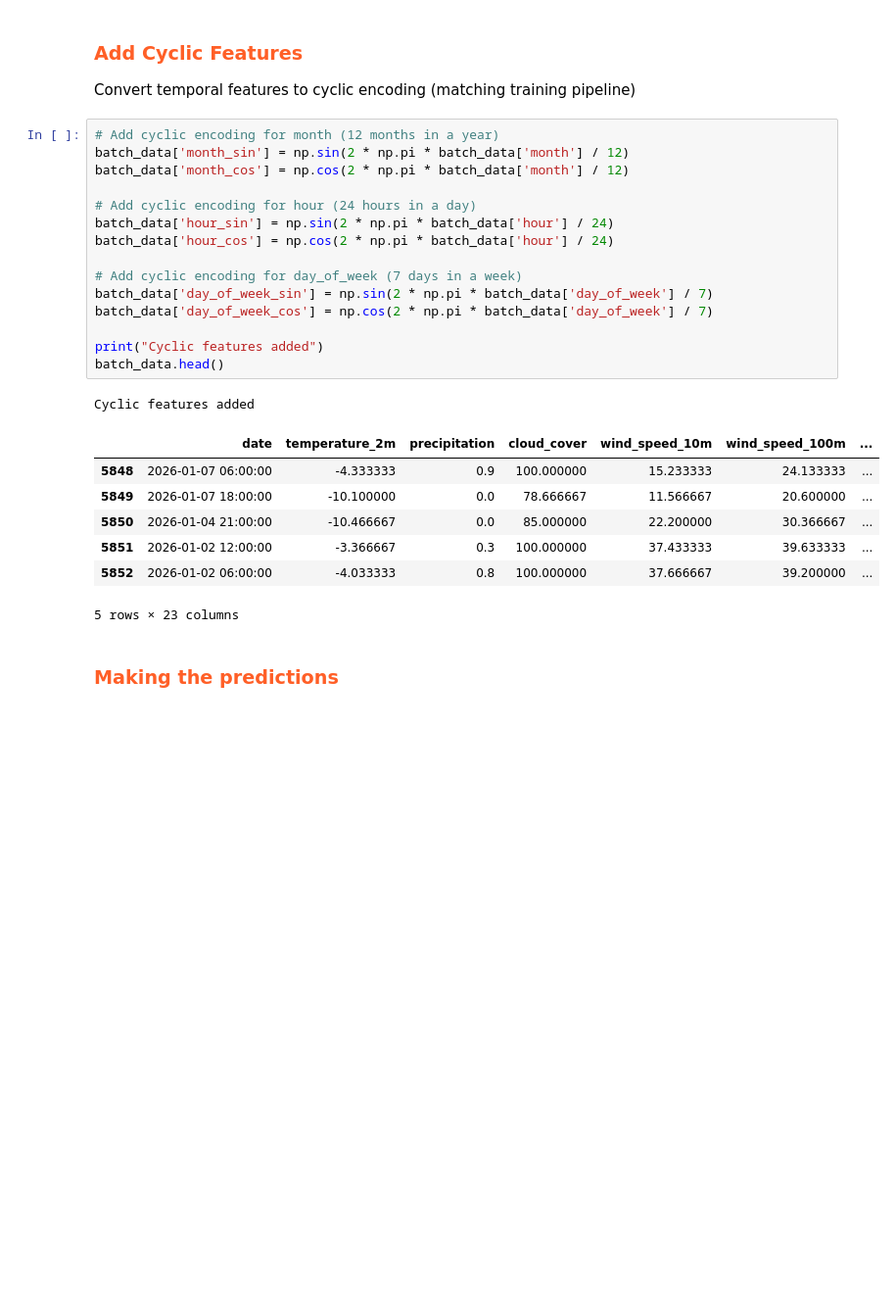
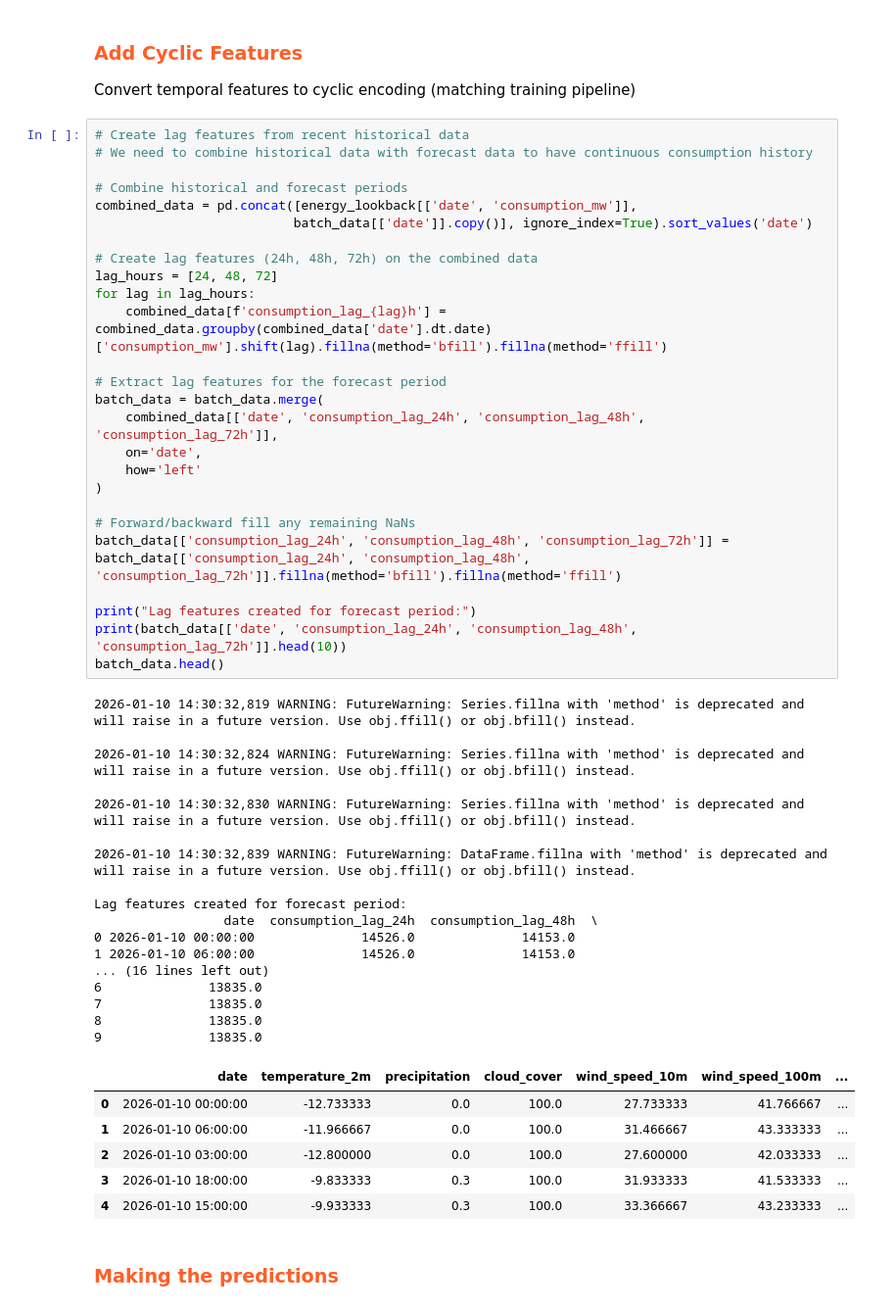
Before and after one commit to PatrikEdelenji/25-ID2223-mlfs-book, a Jupyter notebook: fingrid/notebooks/4_inference_pipeline.ipynb, the cells around one changed output. Shown at 98% size. Cells and saved outputs as stored; diff of their text form; blank space fills up the shorter version.

```diff
--- a/fingrid/notebooks/4_inference_pipeline.ipynb
+++ b/fingrid/notebooks/4_inference_pipeline.ipynb
@@ -195,29 +242,55 @@ Features created:
 
 Convert temporal features to cyclic encoding (matching training pipeline)
 # %%
-# Add cyclic encoding for month (12 months in a year)
-batch_data['month_sin'] = np.sin(2 * np.pi * batch_data['month'] / 12)
-batch_data['month_cos'] = np.cos(2 * np.pi * batch_data['month'] / 12)
+# Create lag features from recent historical data
+# We need to combine historical data with forecast data to have continuous consumption history
 
-# Add cyclic encoding for hour (24 hours in a day)
-batch_data['hour_sin'] = np.sin(2 * np.pi * batch_data['hour'] / 24)
-batch_data['hour_cos'] = np.cos(2 * np.pi * batch_data['hour'] / 24)
+# Combine historical and forecast periods
+combined_data = pd.concat([energy_lookback[['date', 'consumption_mw']],
+                          batch_data[['date']].copy()], ignore_index=True).sort_values('date')
 
-# Add cyclic encoding for day_of_week (7 days in a week)
-batch_data['day_of_week_sin'] = np.sin(2 * np.pi * batch_data['day_of_week'] / 7)
-batch_data['day_of_week_cos'] = np.cos(2 * np.pi * batch_data['day_of_week'] / 7)
+# Create lag features (24h, 48h, 72h) on the combined data
+lag_hours = [24, 48, 72]
+for lag in lag_hours:
+    combined_data[f'consumption_lag_{lag}h'] = combined_data.groupby(combined_data['date'].dt.date)['consumption_mw'].shift(lag).fillna(method='bfill').fillna(method='ffill')
 
-print("Cyclic features added")
+# Extract lag features for the forecast period
+batch_data = batch_data.merge(
+    combined_data[['date', 'consumption_lag_24h', 'consumption_lag_48h', 'consumption_lag_72h']],
+    on='date',
+    how='left'
+)
+
+# Forward/backward fill any remaining NaNs
+batch_data[['consumption_lag_24h', 'consumption_lag_48h', 'consumption_lag_72h']] = batch_data[['consumption_lag_24h', 'consumption_lag_48h', 'consumption_lag_72h']].fillna(method='bfill').fillna(method='ffill')
+
+print("Lag features created for forecast period:")
+print(batch_data[['date', 'consumption_lag_24h', 'consumption_lag_48h', 'consumption_lag_72h']].head(10))
 batch_data.head()
 # %% [output]
-Cyclic features added
+2026-01-10 14:30:32,819 WARNING: FutureWarning: Series.fillna with 'method' is deprecated and will raise in a future version. Use obj.ffill() or obj.bfill() instead.
+
+2026-01-10 14:30:32,824 WARNING: FutureWarning: Series.fillna with 'method' is deprecated and will raise in a future version. Use obj.ffill() or obj.bfill() instead.
+
+2026-01-10 14:30:32,830 WARNING: FutureWarning: Series.fillna with 'method' is deprecated and will raise in a future version. Use obj.ffill() or obj.bfill() instead.
+
+2026-01-10 14:30:32,839 WARNING: FutureWarning: DataFrame.fillna with 'method' is deprecated and will raise in a future version. Use obj.ffill() or obj.bfill() instead.
+
+Lag features created for forecast period:
+                 date  consumption_lag_24h  consumption_lag_48h  \
+0 2026-01-10 00:00:00              14526.0              14153.0
+1 2026-01-10 06:00:00              14526.0              14153.0
+... (16 lines left out)
+6              13835.0
+7              13835.0
+8              13835.0
+9              13835.0
 |  | date | temperature_2m | precipitation | cloud_cover | wind_speed_10m | wind_speed_100m | ... |
-| 5848 | 2026-01-07 06:00:00 | -4.333333 | 0.9 | 100.000000 | 15.233333 | 24.133333 | ... |
-| 5849 | 2026-01-07 18:00:00 | -10.100000 | 0.0 | 78.666667 | 11.566667 | 20.600000 | ... |
-| 5850 | 2026-01-04 21:00:00 | -10.466667 | 0.0 | 85.000000 | 22.200000 | 30.366667 | ... |
-| 5851 | 2026-01-02 12:00:00 | -3.366667 | 0.3 | 100.000000 | 37.433333 | 39.633333 | ... |
-| 5852 | 2026-01-02 06:00:00 | -4.033333 | 0.8 | 100.000000 | 37.666667 | 39.200000 | ... |
+| 0 | 2026-01-10 00:00:00 | -12.733333 | 0.0 | 100.0 | 27.733333 | 41.766667 | ... |
+| 1 | 2026-01-10 06:00:00 | -11.966667 | 0.0 | 100.0 | 31.466667 | 43.333333 | ... |
+| 2 | 2026-01-10 03:00:00 | -12.800000 | 0.0 | 100.0 | 27.600000 | 42.033333 | ... |
+| 3 | 2026-01-10 18:00:00 | -9.833333 | 0.3 | 100.0 | 31.933333 | 41.533333 | ... |
+| 4 | 2026-01-10 15:00:00 | -9.933333 | 0.3 | 100.0 | 33.366667 | 43.233333 | ... |
-5 rows × 23 columns
 # %% [markdown]
 ### <span style="color:#ff5f27;">Making the predictions</span>
 # %%
```
Also changed, not shown: parts of 17 cells of this notebook, 17 other files.
